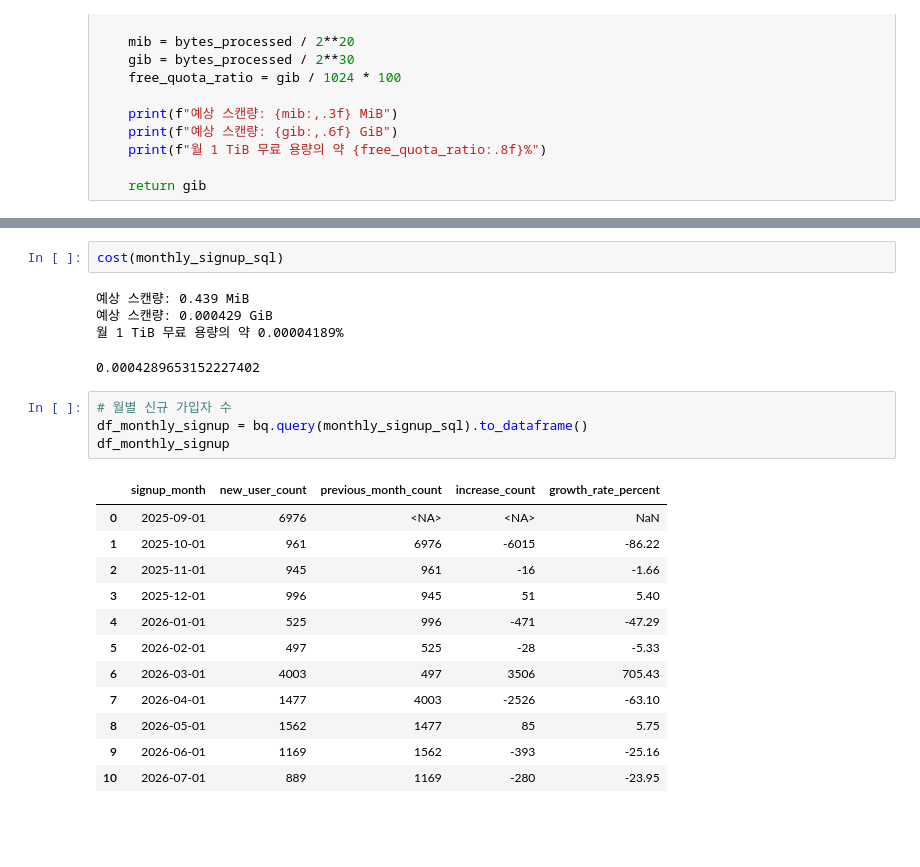
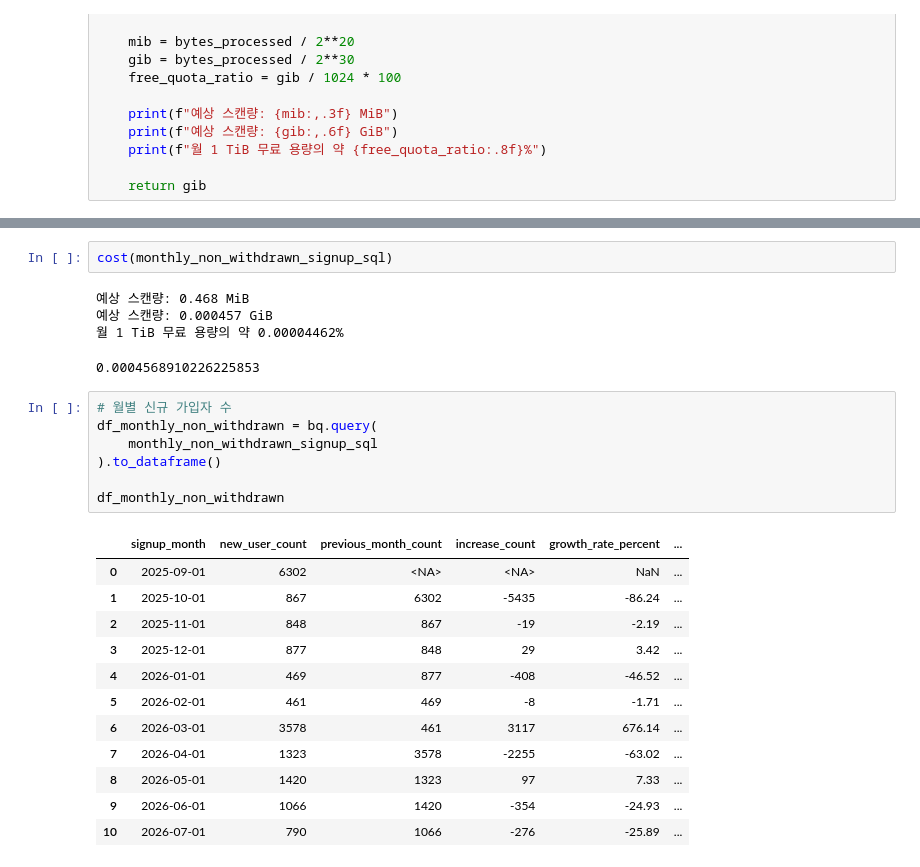
Before and after one commit to hyungmin0629/ping-v2, a Jupyter notebook: notebooks/acquisition.ipynb, the cells around one changed output, grey strips where cells are left out. Saved outputs shown, nothing was run; the diff lists cells and outputs as text; blank space fills up the shorter version.

```diff
--- a/notebooks/acquisition.ipynb
+++ b/notebooks/acquisition.ipynb
@@ -65,27 +98,30 @@ FROM monthly_with_previous
 ORDER BY signup_month
 """
 # %%
-cost(monthly_signup_sql)
+cost(monthly_non_withdrawn_signup_sql)
 # %% [output]
-예상 스캔량: 0.439 MiB
-예상 스캔량: 0.000429 GiB
-월 1 TiB 무료 용량의 약 0.00004189%
+예상 스캔량: 0.468 MiB
+예상 스캔량: 0.000457 GiB
+월 1 TiB 무료 용량의 약 0.00004462%
-0.0004289653152227402
+0.0004568910226225853
 # %%
 # 월별 신규 가입자 수
-df_monthly_signup = bq.query(monthly_signup_sql).to_dataframe()
-df_monthly_signup
+df_monthly_non_withdrawn = bq.query(
+    monthly_non_withdrawn_signup_sql
+).to_dataframe()
+
+df_monthly_non_withdrawn
 # %% [output]
-|  | signup_month | new_user_count | previous_month_count | increase_count | growth_rate_percent |
-| 0 | 2025-09-01 | 6976 | <NA> | <NA> | NaN |
-| 1 | 2025-10-01 | 961 | 6976 | -6015 | -86.22 |
-| 2 | 2025-11-01 | 945 | 961 | -16 | -1.66 |
-| 3 | 2025-12-01 | 996 | 945 | 51 | 5.40 |
-| 4 | 2026-01-01 | 525 | 996 | -471 | -47.29 |
-| 5 | 2026-02-01 | 497 | 525 | -28 | -5.33 |
-| 6 | 2026-03-01 | 4003 | 497 | 3506 | 705.43 |
-| 7 | 2026-04-01 | 1477 | 4003 | -2526 | -63.10 |
-| 8 | 2026-05-01 | 1562 | 1477 | 85 | 5.75 |
-| 9 | 2026-06-01 | 1169 | 1562 | -393 | -25.16 |
-| 10 | 2026-07-01 | 889 | 1169 | -280 | -23.95 |
+|  | signup_month | new_user_count | previous_month_count | increase_count | growth_rate_percent | ... |
+| 0 | 2025-09-01 | 6302 | <NA> | <NA> | NaN | ... |
+| 1 | 2025-10-01 | 867 | 6302 | -5435 | -86.24 | ... |
+| 2 | 2025-11-01 | 848 | 867 | -19 | -2.19 | ... |
+| 3 | 2025-12-01 | 877 | 848 | 29 | 3.42 | ... |
+| 4 | 2026-01-01 | 469 | 877 | -408 | -46.52 | ... |
+| 5 | 2026-02-01 | 461 | 469 | -8 | -1.71 | ... |
+| 6 | 2026-03-01 | 3578 | 461 | 3117 | 676.14 | ... |
+| 7 | 2026-04-01 | 1323 | 3578 | -2255 | -63.02 | ... |
+| 8 | 2026-05-01 | 1420 | 1323 | 97 | 7.33 | ... |
+| 9 | 2026-06-01 | 1066 | 1420 | -354 | -24.93 | ... |
+| 10 | 2026-07-01 | 790 | 1066 | -276 | -25.89 | ... |
 # %%
```
Also changed, not shown: parts of 15 cells of this notebook, 1 other file.
